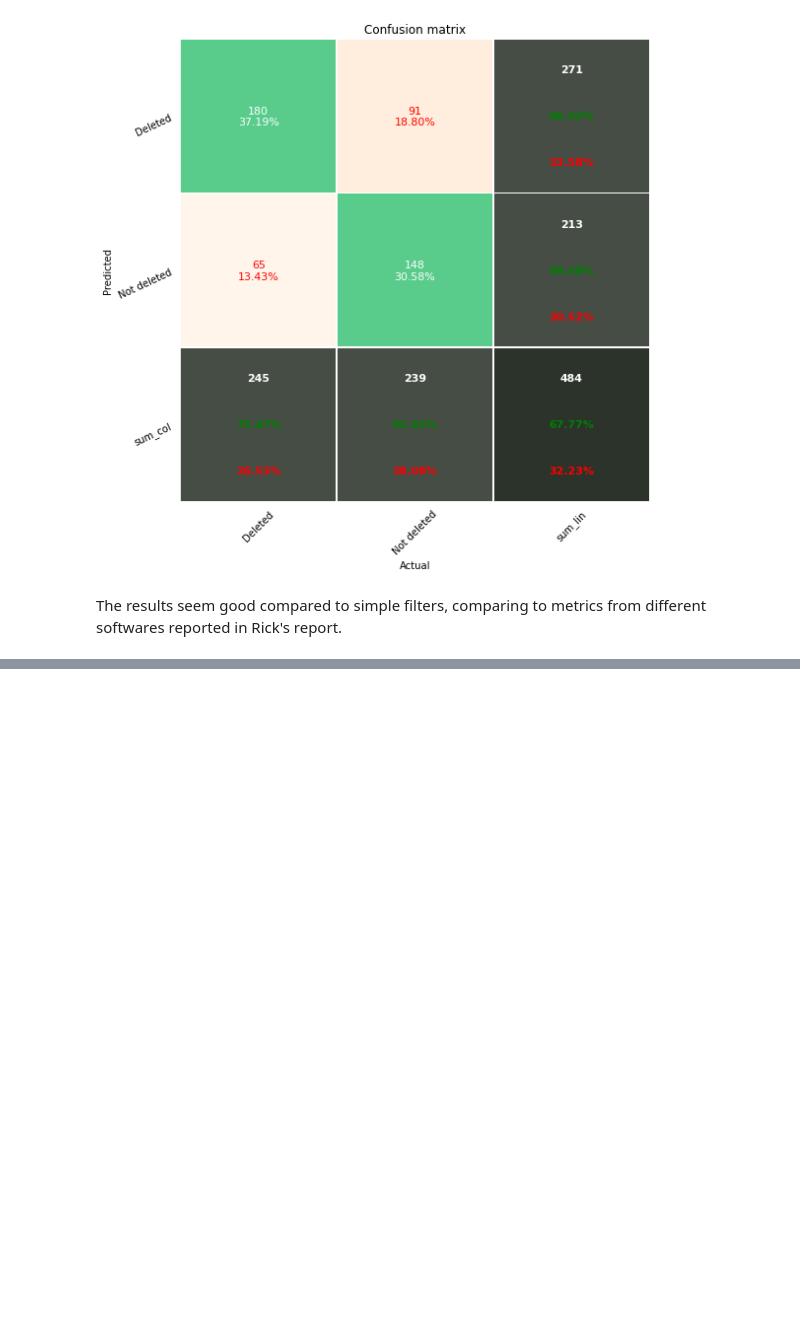
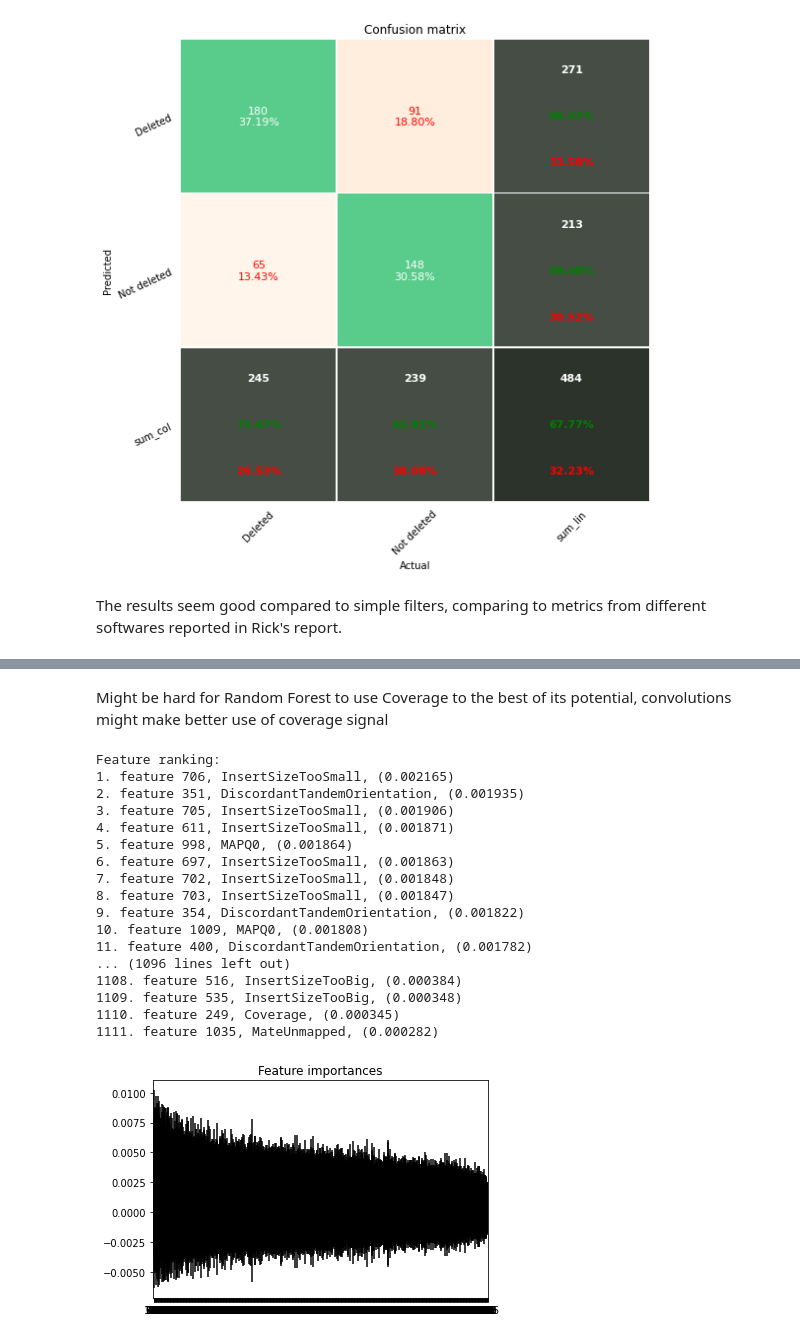
Before and after one commit to Gorzen/Genome-Center-Project, a Jupyter notebook: roadmap.ipynb, the cells around one changed output, grey strips where cells are left out. Saved outputs shown, nothing was run; the diff lists cells and outputs as text; code cells hidden in the pictures; blank space fills up the shorter version.

Commit message:
Add feature importance and tasks for next week

```diff
--- a/roadmap.ipynb
+++ b/roadmap.ipynb
@@ -1025,0 +1030,12 @@ The results seem good compared to simple filters, comparing to metrics from diff
+# %%
+clf = RandomForestClassifier(criterion='entropy',\
+                             max_features='log2',\
+                             min_impurity_decrease=2e-4,\
+                             min_samples_split=15,\
+                             min_samples_leaf=1,\
+                             n_estimators=795,\
+                             random_state=random_state,\
+                             n_jobs=n_jobs
+                            )
+
+clf.fit(X_train, y_train)
@@ -1025,0 +1071,41 @@ The results seem good compared to simple filters, comparing to metrics from diff
+# %% [markdown]
+Might be hard for Random Forest to use Coverage to the best of its potential, convolutions might make better use of coverage signal
+# %%
+importances = clf.feature_importances_
+std = np.std([tree.feature_importances_ for tree in clf.estimators_],
+             axis=0)
+indices = np.argsort(importances)[::-1]
+
+# Print the feature ranking
+print("Feature ranking:")
+
+for f in range(X.shape[1]):
+    print("%d. feature %d, %s, (%f)" % (f + 1, indices[f], SIGNALS[int(indices[f]/window_size)].name, importances[indices[f]]))
+
+# Plot the impurity-based feature importances of the forest
+plt.figure()
+plt.title("Feature importances")
+plt.bar(range(X.shape[1]), importances[indices],
+        color="r", yerr=std[indices], align="center")
+plt.xticks(range(X.shape[1]), indices)
+plt.xlim([-1, X.shape[1]])
+plt.show()
+# %% [output]
+Feature ranking:
+1. feature 706, InsertSizeTooSmall, (0.002165)
+2. feature 351, DiscordantTandemOrientation, (0.001935)
+3. feature 705, InsertSizeTooSmall, (0.001906)
+4. feature 611, InsertSizeTooSmall, (0.001871)
+5. feature 998, MAPQ0, (0.001864)
+6. feature 697, InsertSizeTooSmall, (0.001863)
+7. feature 702, InsertSizeTooSmall, (0.001848)
+8. feature 703, InsertSizeTooSmall, (0.001847)
+9. feature 354, DiscordantTandemOrientation, (0.001822)
+10. feature 1009, MAPQ0, (0.001808)
+11. feature 400, DiscordantTandemOrientation, (0.001782)
+... (1096 lines left out)
+1108. feature 516, InsertSizeTooBig, (0.000384)
+1109. feature 535, InsertSizeTooBig, (0.000348)
+1110. feature 249, Coverage, (0.000345)
+1111. feature 1035, MateUnmapped, (0.000282)
+[figure, added]
```
Also changed, not shown: parts of 10 cells of this notebook.
